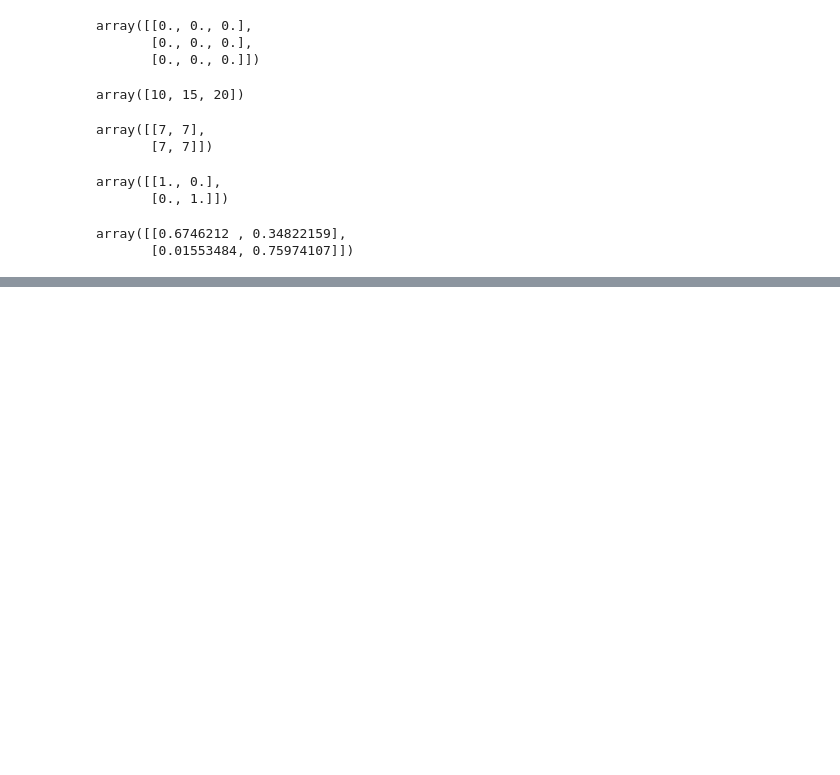
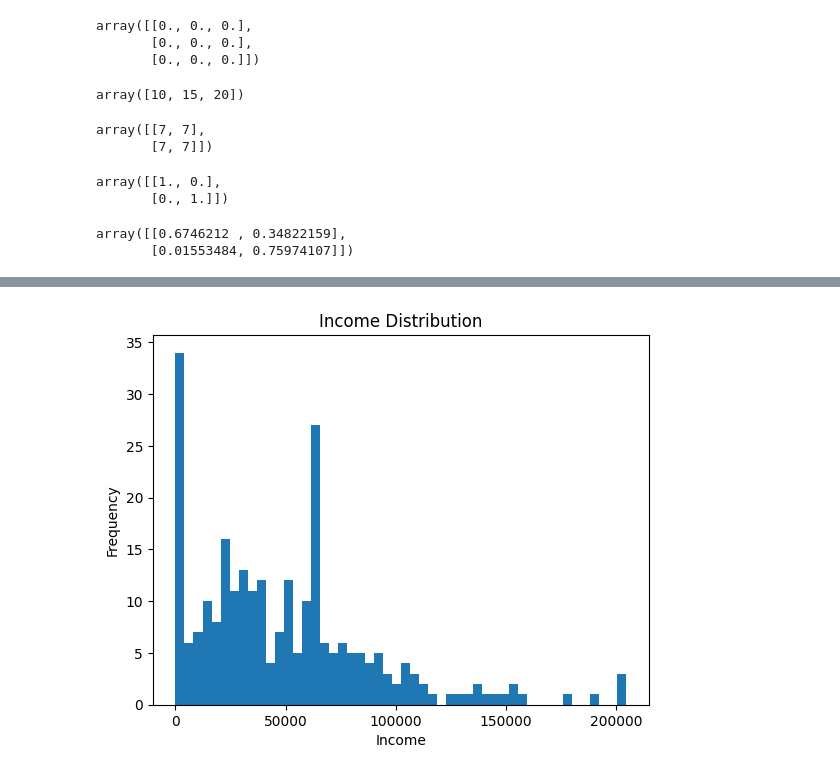
Before and after one commit to Aks-20/AI-ML, a Jupyter notebook: AkshatGupta22csu312.ipynb, the cells around one changed output, grey strips where cells are left out. Drawn from its saved outputs; the diff is of its cells as text; code cells hidden in the pictures; blank space fills up the shorter version.

```diff
--- a/AkshatGupta22csu312.ipynb
+++ b/AkshatGupta22csu312.ipynb
@@ -54,0 +57,2 @@ array([[0.6746212 , 0.34822159],
+# %%
+df = pd.read_excel('EDA Cars-1.xlsx')
@@ -54,0 +112,2 @@ array([[0.6746212 , 0.34822159],
+# %%
+df['TRAVEL TIME'].fillna(df['TRAVEL TIME'].median(), inplace=True)
@@ -54,0 +191,8 @@ array([[0.6746212 , 0.34822159],
+# %%
+import matplotlib.pyplot as plt
+
+df['INCOME'].plot(kind='hist', bins=50, title='Income Distribution')
+plt.xlabel('Income')
+plt.show()
+# %% [output]
+[figure, added]
```
Also changed, not shown: parts of 9 cells of this notebook.
